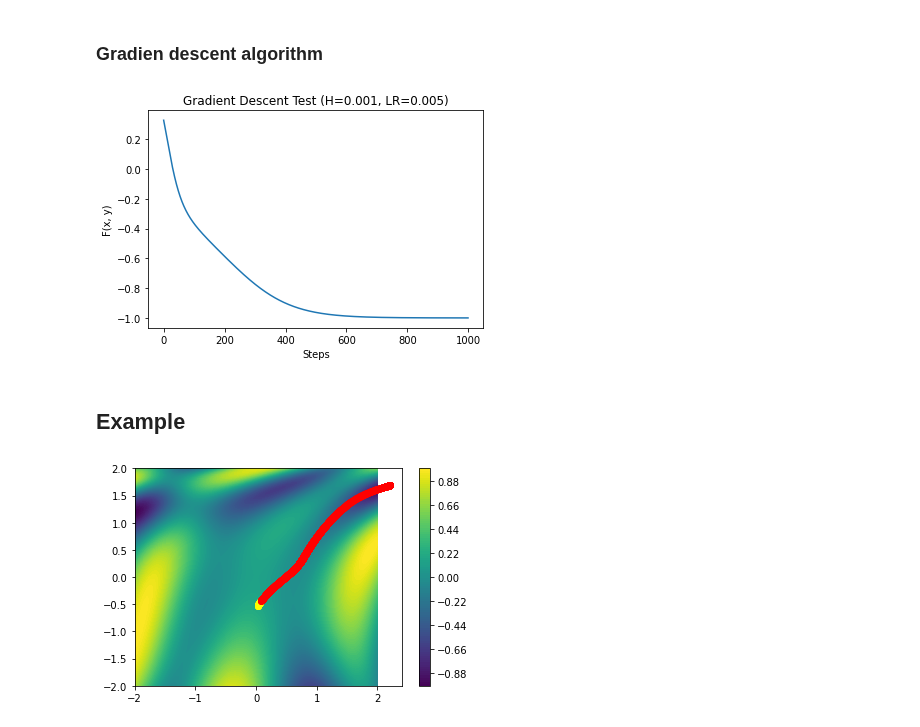
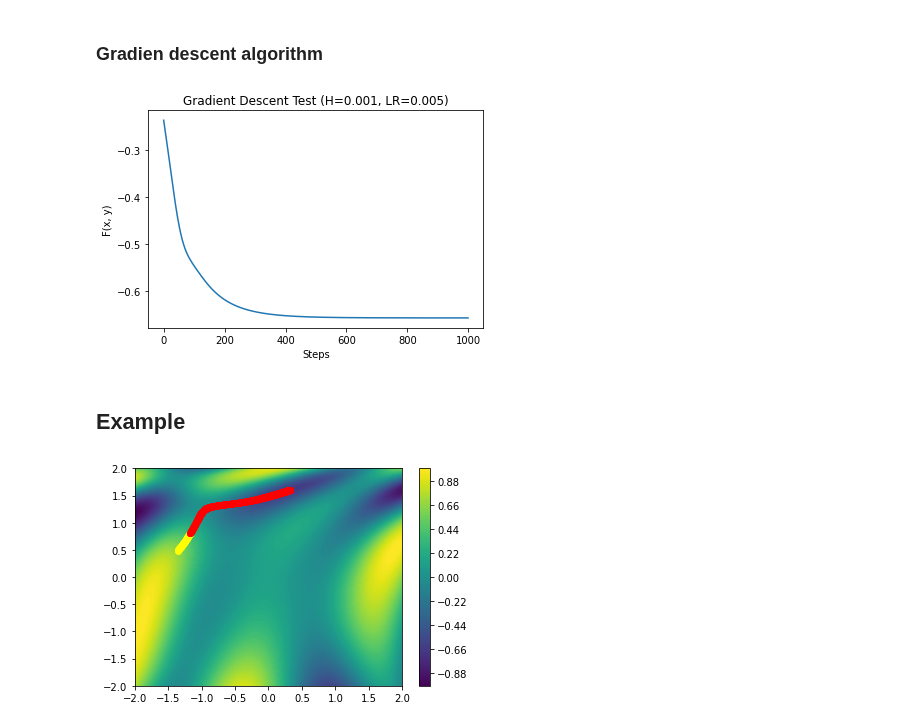
Before and after one commit to adrianmarino/neural-network-from-scratch, a Jupyter notebook: Gradient_descent_optimization_example.ipynb, the cells around one changed output. Drawn from its saved outputs; the diff is of its cells as text; code cells hidden in the pictures.

```diff
--- a/Gradient_descent_optimization_example.ipynb
+++ b/Gradient_descent_optimization_example.ipynb
@@ -9,7 +9,7 @@ import matplotlib.pyplot as plt
 # %% [markdown]
 ### Function to optimize
 # %%
-class ExampleFunction(Function):
+class ExampleFunction:
     def compute(self, point):
         return np.sin(1/2 * point[0] ** 2 - 1/4 * point[1] ** 2 + 3) \
             * np.cos(2 * point[0] + 1 - np.e ** point[1])
@@ -58,12 +58,14 @@ class GradienDescentAlgorithm:
         plt.ylabel('F(x, y)')
         plt.xlabel('Steps')
 # %%
+def random_point(): return np.random.rand(2) * 4 -2
+
 h=0.001
 lr=0.005
 
-GradienDescentAlgorithm(function, initial_point, h, lr).test(steps=1000)
+GradienDescentAlgorithm(function, random_point(), h, lr).test(steps=1000)
 # %% [output]
-[figure, old version]
+[figure, new version]
 # %% [markdown]
 ## Example
 # %%
@@ -96,4 +96,4 @@ for i, p in enumerate(points):
     plot_point(p, color='yellow' if i < 50 else 'red')
 plt.show()
 # %% [output]
-[figure, old version]
+[figure, new version]
```
Also changed, not shown: parts of 1 cell of this notebook.
